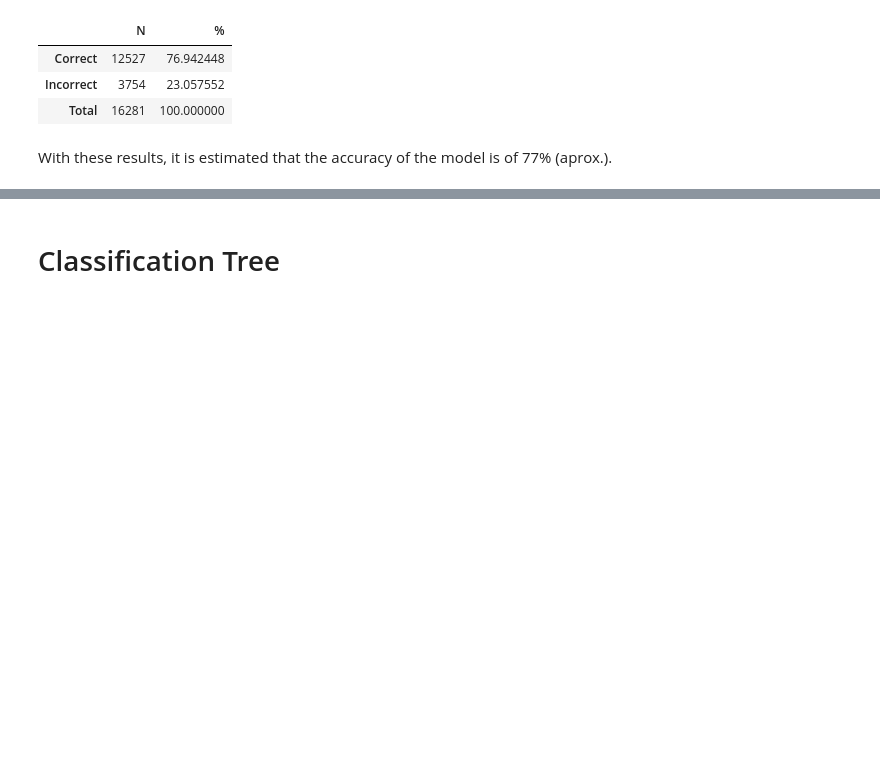
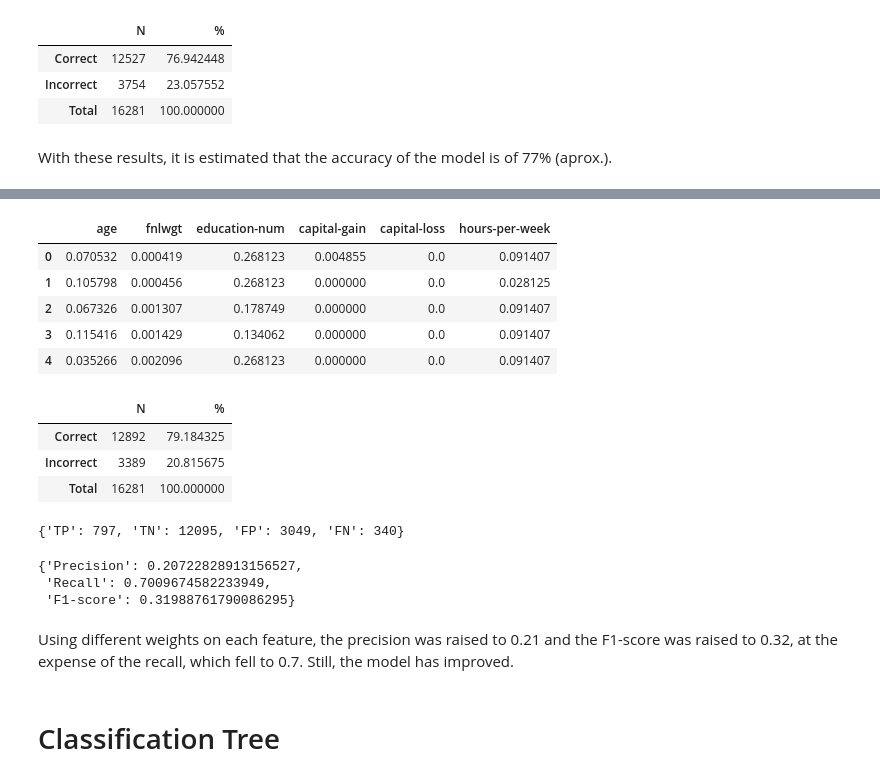
Before and after one commit to Pligabue/PCS5024-2021, a Jupyter notebook: Classifiers for the Adult Dataset/main.ipynb, the cells around one changed output, grey strips where cells are left out. Drawn from its saved outputs; the diff is of its cells as text; code cells hidden in the pictures; blank space fills up the shorter version.

```diff
--- a/Classifiers for the Adult Dataset/main.ipynb
+++ b/Classifiers for the Adult Dataset/main.ipynb
@@ -165,0 +206,5 @@ With these results, it is estimated that the accuracy of the model is of 77% (ap
+# %%
+corr = abs(correlation_df.corr())
+# %%
+weights = corr.loc["class_as_number"][:-1]
+weights
@@ -166,3 +219,57 @@ With these results, it is estimated that the accuracy of the model is of 77% (ap
+# %%
+weighted_numeric_df = numeric_adult_df.copy()
+for name in numeric_names:
+    weighted_numeric_df[name] = weighted_numeric_df[name] * weights.loc[name]
+
+weighted_numeric_df.head()
+# %% [output]
+|  | age | fnlwgt | education-num | capital-gain | capital-loss | hours-per-week |
+| 0 | 0.070532 | 0.000419 | 0.268123 | 0.004855 | 0.0 | 0.091407 |
+| 1 | 0.105798 | 0.000456 | 0.268123 | 0.000000 | 0.0 | 0.028125 |
+| 2 | 0.067326 | 0.001307 | 0.178749 | 0.000000 | 0.0 | 0.091407 |
+| 3 | 0.115416 | 0.001429 | 0.134062 | 0.000000 | 0.0 | 0.091407 |
+| 4 | 0.035266 | 0.002096 | 0.268123 | 0.000000 | 0.0 | 0.091407 |
+# %%
+X = weighted_numeric_df
+
+neigh = KNeighborsClassifier(n_neighbors=k)
+neigh.fit(X, y)
+
+predicted_y = neigh.predict(test_X)
+
+correct = sum(test_y == predicted_y)
+incorrect = sum(test_y != predicted_y)
+total = correct + incorrect
+
+pd.DataFrame(index=["Correct", "Incorrect", "Total"], columns=["N", "%"],
+             data=[[correct, 100*correct/total], [incorrect, 100*incorrect/total], [total, 100]])
+# %% [output]
+|  | N | % |
+| Correct | 12892 | 79.184325 |
+| Incorrect | 3389 | 20.815675 |
+| Total | 16281 | 100.000000 |
+# %%
+res = {
+    "TP": test_df[(test_y == predicted_y) & (test_df["class"] == ">50K")].shape[0],
+    "TN": test_df[(test_y == predicted_y) & (test_df["class"] == "<=50K")].shape[0],
+    "FP": test_df[(test_y != predicted_y) & (test_df["class"] == ">50K")].shape[0],
+    "FN": test_df[(test_y != predicted_y) & (test_df["class"] == "<=50K")].shape[0]
+}
+res
+# %% [output]
+{'TP': 797, 'TN': 12095, 'FP': 3049, 'FN': 340}
+# %%
+{
+    "Precision": res["TP"]/(res["TP"] + res["FP"]),
+    "Recall": res["TP"]/(res["TP"] + res["FN"]),
+    "F1-score": 2*res["TP"]/(2*res["TP"] + res["FP"] + res["FN"])
+}
+# %% [output]
+{'Precision': 0.20722828913156527,
+ 'Recall': 0.7009674582233949,
+ 'F1-score': 0.31988761790086295}
+# %% [markdown]
+Using different weights on each feature, the precision was raised to 0.21 and the F1-score was raised to 0.32, at the expense of the recall, which fell to 0.7. Still, the model has improved.
 # %% [markdown]
 # Classification Tree
 # %%
```
Also changed, not shown: parts of 19 cells of this notebook.
